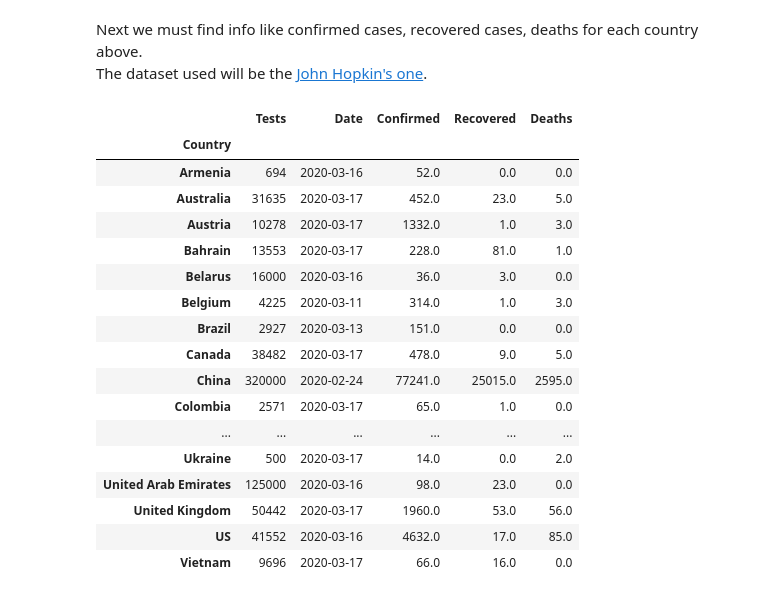
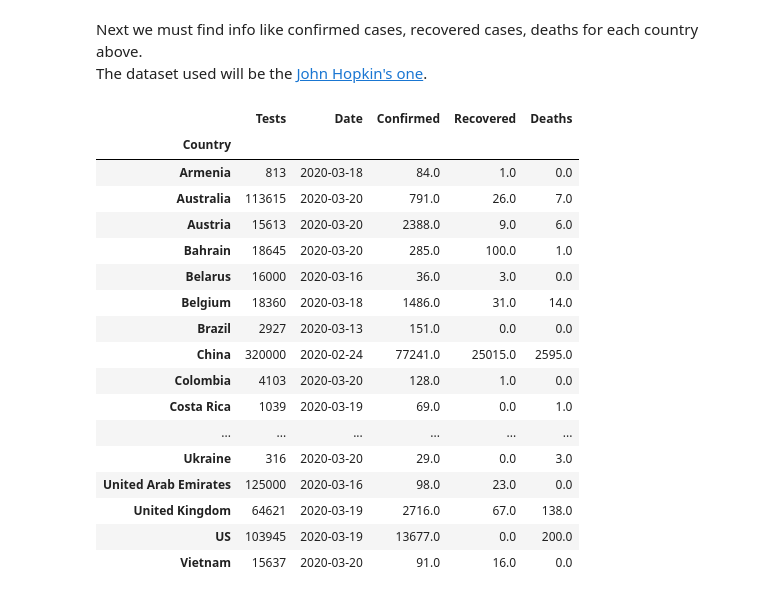
Before and after one commit to MikeXydas/Data-Bites, a Jupyter notebook: Covid19_Testing_Importance.ipynb, the cells around one changed output. Saved outputs shown, nothing was run; the diff lists cells and outputs as text; code cells hidden in the pictures.

Commit message:
Fixed some KeyErrors due to the number of tests data source being updated. Saved the 23/3/2019 dataset in datasets folder.

```diff
--- a/Covid19_Testing_Importance.ipynb
+++ b/Covid19_Testing_Importance.ipynb
@@ -89,51 +109,53 @@ The dataset used will be the [John Hopkin's one](https://github.com/CSSEGISandDa
 # %%
 def transform_date_to_str(date_str):
     if date_str[8] != '0':
         return date_str[6:7] + "/" + date_str[8:10] + "/20"
     else:
         return date_str[6:7] + "/" + date_str[9:10] + "/20"
 
 def read_john_hopkins_dataset(url, column_name):
-    john_hopkins_df = pd.read_csv(url, index_col='Country/Region')
+    john_hopkins_df = pd.read_csv(url, index_col=['Country/Region'])
     john_hopkins_df = john_hopkins_df.drop('Lat', axis=1)
     john_hopkins_df = john_hopkins_df.drop('Long', axis=1)
 
     # We must sum the cases on countries that are displayed by region eg US and China
-    john_hopkins_df = john_hopkins_df.groupby(['Country/Region']).sum()
+    john_hopkins_df_grouped = john_hopkins_df.groupby(['Country/Region']).sum()
 
     testing_df[column_name] = np.nan
     for index, row in testing_df.iterrows():
-        if index == 'Palestine':
-            testing_df.at[index, column_name] = 39    # Hardcoded Palestine case since it is not included in the John Hopkin's dataset
-        else:
-            testing_df.at[index, column_name] = john_hopkins_df.loc[index][transform_date_to_str(str(row['Date']))]
+        try:
+            testing_df.at[index, column_name] = john_hopkins_df_grouped.loc[index][transform_date_to_str(str(row['Date']))]
+        except KeyError:
+            # We are recovering from some future missing keys
+            print(index)
+
 
 read_john_hopkins_dataset('https://raw.githubusercontent.com/CSSEGISandData/COVID-19/master/csse_covid_19_data/csse_covid_19_time_series/time_series_19-covid-Confirmed.csv',
                           "Confirmed")
 
 read_john_hopkins_dataset('https://raw.githubusercontent.com/CSSEGISandData/COVID-19/master/csse_covid_19_data/csse_covid_19_time_series/time_series_19-covid-Recovered.csv',
                           "Recovered")
 
 read_john_hopkins_dataset('https://raw.githubusercontent.com/CSSEGISandData/COVID-19/master/csse_covid_19_data/csse_covid_19_time_series/time_series_19-covid-Deaths.csv',
                           "Deaths")
 
 display(testing_df)
 # %% [output]
 |  | Tests | Date | Confirmed | Recovered | Deaths |
 | Country |  |  |  |  |  |
-| Armenia | 694 | 2020-03-16 | 52.0 | 0.0 | 0.0 |
-| Australia | 31635 | 2020-03-17 | 452.0 | 23.0 | 5.0 |
-| Austria | 10278 | 2020-03-17 | 1332.0 | 1.0 | 3.0 |
-| Bahrain | 13553 | 2020-03-17 | 228.0 | 81.0 | 1.0 |
+| Armenia | 813 | 2020-03-18 | 84.0 | 1.0 | 0.0 |
+| Australia | 113615 | 2020-03-20 | 791.0 | 26.0 | 7.0 |
+| Austria | 15613 | 2020-03-20 | 2388.0 | 9.0 | 6.0 |
+| Bahrain | 18645 | 2020-03-20 | 285.0 | 100.0 | 1.0 |
 | Belarus | 16000 | 2020-03-16 | 36.0 | 3.0 | 0.0 |
-| Belgium | 4225 | 2020-03-11 | 314.0 | 1.0 | 3.0 |
+| Belgium | 18360 | 2020-03-18 | 1486.0 | 31.0 | 14.0 |
 | Brazil | 2927 | 2020-03-13 | 151.0 | 0.0 | 0.0 |
-| Canada | 38482 | 2020-03-17 | 478.0 | 9.0 | 5.0 |
 | China | 320000 | 2020-02-24 | 77241.0 | 25015.0 | 2595.0 |
-| Colombia | 2571 | 2020-03-17 | 65.0 | 1.0 | 0.0 |
+| Colombia | 4103 | 2020-03-20 | 128.0 | 1.0 | 0.0 |
+| Costa Rica | 1039 | 2020-03-19 | 69.0 | 0.0 | 1.0 |
 | ... | ... | ... | ... | ... | ... |
-| Ukraine | 500 | 2020-03-17 | 14.0 | 0.0 | 2.0 |
+| Ukraine | 316 | 2020-03-20 | 29.0 | 0.0 | 3.0 |
 | United Arab Emirates | 125000 | 2020-03-16 | 98.0 | 23.0 | 0.0 |
-| United Kingdom | 50442 | 2020-03-17 | 1960.0 | 53.0 | 56.0 |
-| US | 41552 | 2020-03-16 | 4632.0 | 17.0 | 85.0 |
-| Vietnam | 9696 | 2020-03-17 | 66.0 | 16.0 | 0.0 |
+| United Kingdom | 64621 | 2020-03-19 | 2716.0 | 67.0 | 138.0 |
+| US | 103945 | 2020-03-19 | 13677.0 | 0.0 | 200.0 |
+| Vietnam | 15637 | 2020-03-20 | 91.0 | 16.0 | 0.0 |
```
Also changed, not shown: parts of 4 cells of this notebook, 2 other files.
